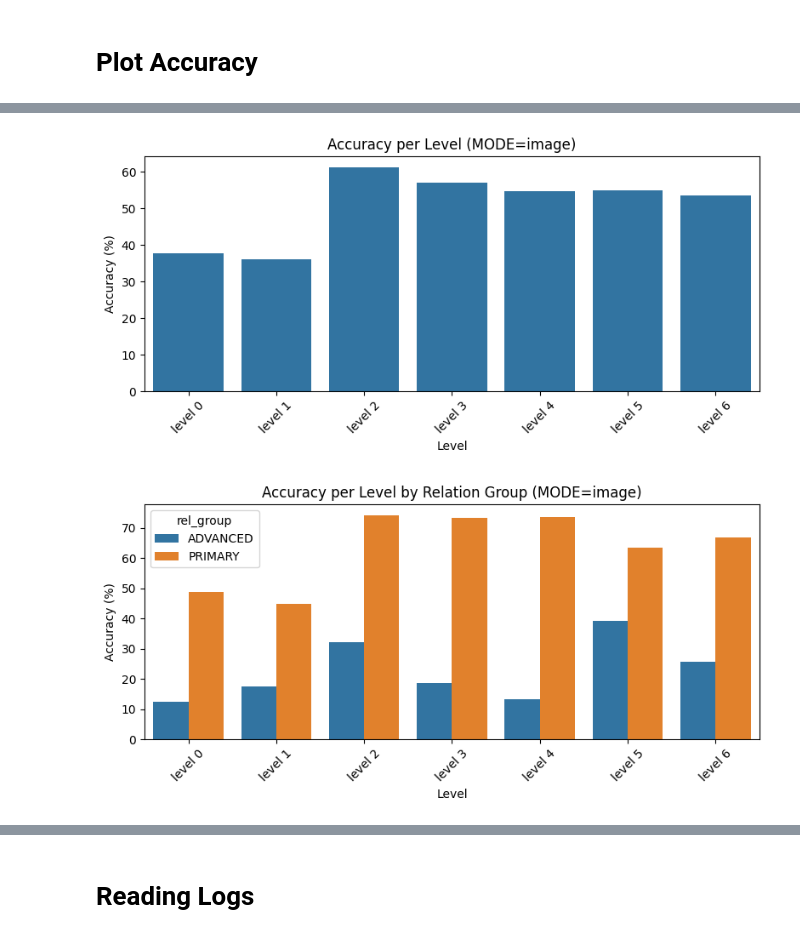
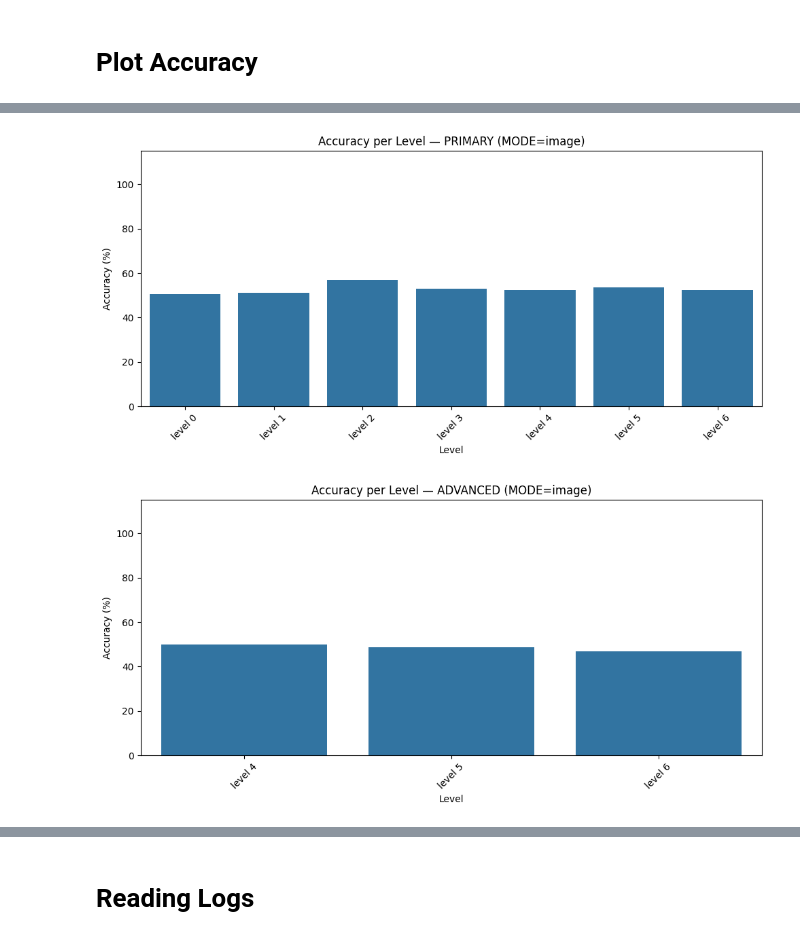
Before and after one commit to sarah-verr/DeepLearningProject, a Jupyter notebook: plotting.ipynb, the cells around one changed output, grey strips where cells are left out. Saved outputs shown, nothing was run; the diff lists cells and outputs as text; code cells hidden in the pictures.

```diff
--- a/plotting.ipynb
+++ b/plotting.ipynb
@@ -55,30 +56,63 @@ eval_df.head()
 # %%
-# Plot 1: Overall accuracy per level
-plt.figure(figsize=(8, 4))
-sns.barplot(data=eval_df, x="level_label", y="acc")
-plt.xlabel("Level")
-plt.ylabel("Accuracy (%)")
-plt.title(f"Accuracy per Level (MODE={mode})")
-plt.xticks(rotation=45)
-plt.tight_layout()
-plt.show()
+# Plot 2a: PRIMARY
+primary_df = group_df[group_df["rel_group"] == "PRIMARY"]
 
-# Plot 2: Accuracy per level, split by relation group
-if not group_df.empty:
-    plt.figure(figsize=(8, 4))
-    sns.barplot(data=group_df, x="level_label", y="acc", hue="rel_group")
+if not primary_df.empty:
+    plt.figure(figsize=(10, 5))
+    ax_p = sns.barplot(
+        data=primary_df,
+        x="level_label",
+        y="acc"
+    )
+
     plt.xlabel("Level")
     plt.ylabel("Accuracy (%)")
-    plt.title(f"Accuracy per Level by Relation Group (MODE={mode})")
+    plt.title(f"Accuracy per Level — PRIMARY (MODE={mode})")
+    plt.ylim(0, 115)
     plt.xticks(rotation=45)
-    plt.legend(title="rel_group")
     plt.tight_layout()
-    # plt.sho()
-    plt.savefig(f"accuracy_plot_{mode}.png")
+    plt.savefig(f"accuracy_primary_{mode}.png")
+    plt.show()
 else:
-    print("No by_rel_group data found in evaluation_results.json")
+    print("No PRIMARY data found")
 # %% [output]
-[figure, old version]
+[figure, new version]
-[figure, removed]
+# %%
+# Plot 2b: ADVANCED
+advanced_df = group_df[group_df["rel_group"] == "ADVANCED"]
+
+if not advanced_df.empty:
+    plt.figure(figsize=(10, 5))
+    ax_a = sns.barplot(
+        data=advanced_df,
+        x="level_label",
+        y="acc"
+    )
+
+    # Label only zero-accuracy bars (n=0 cases)
+    for i, p in enumerate(ax_a.patches):
+        height = p.get_height()
+        if height == 0:
+            ax_a.text(
+                p.get_x() + p.get_width() / 2,
+                height + 1,
+                "n=0",
+                ha="center",
+                fontsize=9,
+                fontweight="bold"
+            )
+
+    plt.xlabel("Level")
+    plt.ylabel("Accuracy (%)")
+    plt.title(f"Accuracy per Level — ADVANCED (MODE={mode})")
+    plt.ylim(0, 115)
+    plt.xticks(rotation=45)
+    plt.tight_layout()
+    plt.savefig(f"accuracy_advanced_{mode}.png")
+    plt.show()
+else:
+    print("No ADVANCED data found")
+# %% [output]
+[figure, added]
 # %%
 # Optional: view per-group table
```
Also changed, not shown: parts of 9 cells of this notebook, 9 other files.
